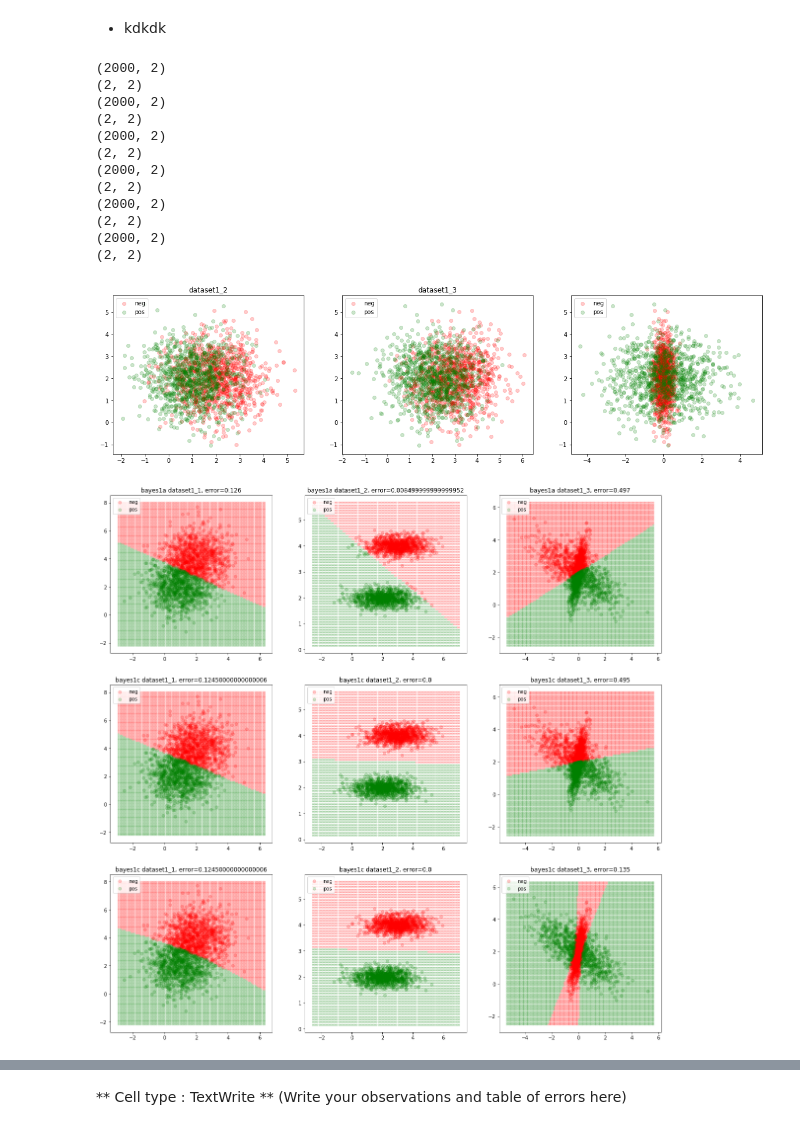
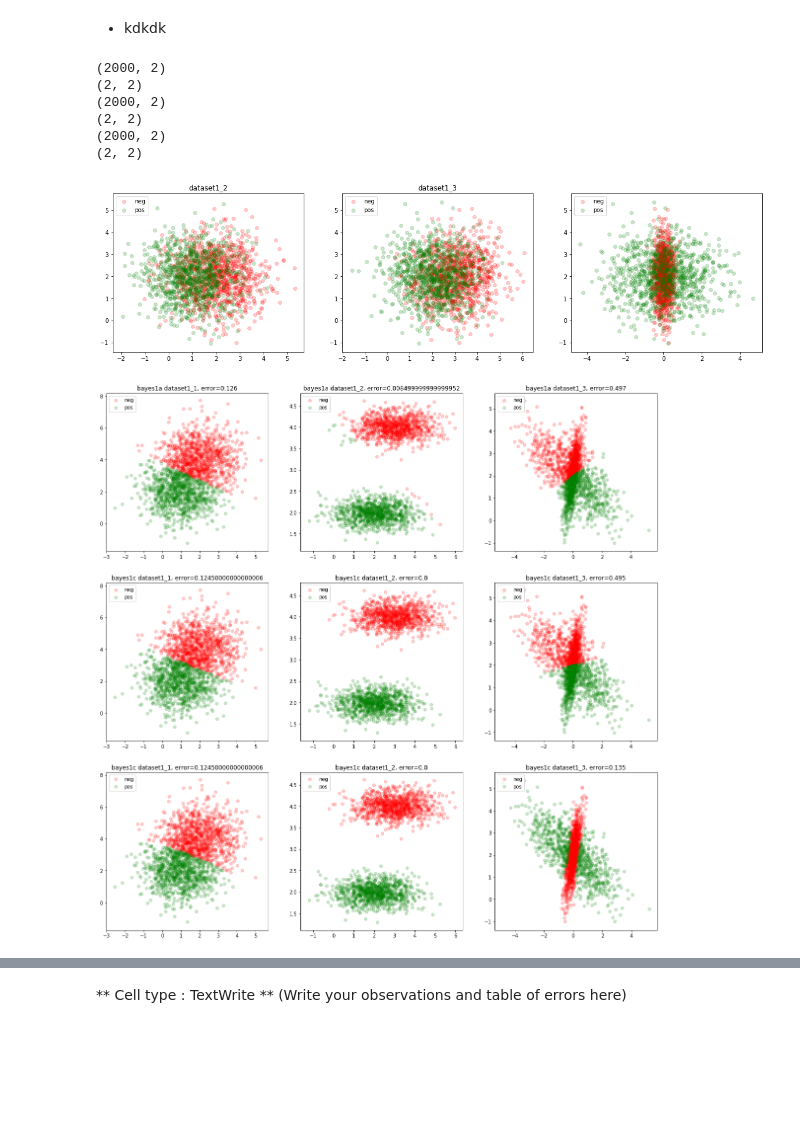
Before and after one commit to rahulbiswas876/Pattern-Recog-And-Machine-Learning, a Jupyter notebook: My ProgAssmt1A_student-Copy1.ipynb, the cells around one changed output, grey strips where cells are left out. Drawn from its saved outputs; the diff is of its cells as text; code cells hidden in the pictures; blank space fills up the shorter version.

```diff
--- a/My ProgAssmt1A_student-Copy1.ipynb
+++ b/My ProgAssmt1A_student-Copy1.ipynb
@@ -322,8 +322,8 @@ for i in range(datasets_1a.shape[0]):
 
     error_rate = 1-0 - np.count_nonzero(Y_test == Y_pred_test_1a)/X_test.shape[0]
 
-#     ax1 = plt.subplot(plots_pos[i])
-#     plt.title('bayes1a ' + datasets_1a[i] +', error=' + str(error_rate))
+    ax1 = plt.subplot(plots_pos[i])
+    plt.title('bayes1a ' + datasets_1a[i] +', error=' + str(error_rate))
 #     x_min, x_max = X_train[:, 0].min() - 1, X_train[:, 0].max() + 1
 #     y_min, y_max = X_train[:, 1].min() - 1, X_train[:, 1].max() + 1
 #     xx, yy = np.meshgrid(np.arange(x_min, x_max, 0.1),np.arange(y_min, y_max, 0.1))
@@ -401,37 +401,31 @@ for i in range(datasets_1a.shape[0]):
 
     ax1 = plt.subplot(plots_pos[i])
     plt.title('bayes1c ' + datasets_1a[i] +', error=' + str(error_rate))
 
 #     x_min, x_max = X_train[:, 0].min() - 1, X_train[:, 0].max() + 1
 #     y_min, y_max = X_train[:, 1].min() - 1, X_train[:, 1].max() + 1
 #     xx, yy = np.meshgrid(np.arange(x_min, x_max, 0.1),np.arange(y_min, y_max, 0.1))
 #     x1_x2points = np.array(np.meshgrid(np.arange(x_min, x_max, 0.1),np.arange(y_min, y_max, 0.1))).T.reshape(-1,2)
 #     Y_pred_area = Bayes1c(X_train, Y_train, x1_x2points)
 #     ax1.scatter(x1_x2points[Y_pred_area == -1][:,0], x1_x2points[Y_pred_area == -1][:,1],
 #                     alpha=0.2, color='r', marker='.')
 #     ax1.scatter(x1_x2points[Y_pred_area == 1][:,0], x1_x2points[Y_pred_area == 1][:,1],
 #                     alpha=0.2, color='g', marker='.')
 
 
     ax1.scatter(X_test[Y_pred_test_1a == -1][:,0], X_test[Y_pred_test_1a == -1][:,1],
                     alpha=0.2, color='r', marker='o', label='neg')
     ax1.scatter(X_test[Y_pred_test_1a == 1][:,0], X_test[Y_pred_test_1a == 1][:,1],
                     alpha=0.2, color='g', marker='o', label='pos')
     ax1.legend(loc='upper left')
 
 # # plt.show()
 # %% [output]
 (2000, 2)
 (2, 2)
 (2000, 2)
 (2, 2)
 (2000, 2)
 (2, 2)
-(2000, 2)
-(2, 2)
-(2000, 2)
-(2, 2)
-(2000, 2)
-(2, 2)
 [figure]
-[figure, old version]
+[figure, new version]
```
Also changed, not shown: parts of 2 cells of this notebook, 1 other file.
